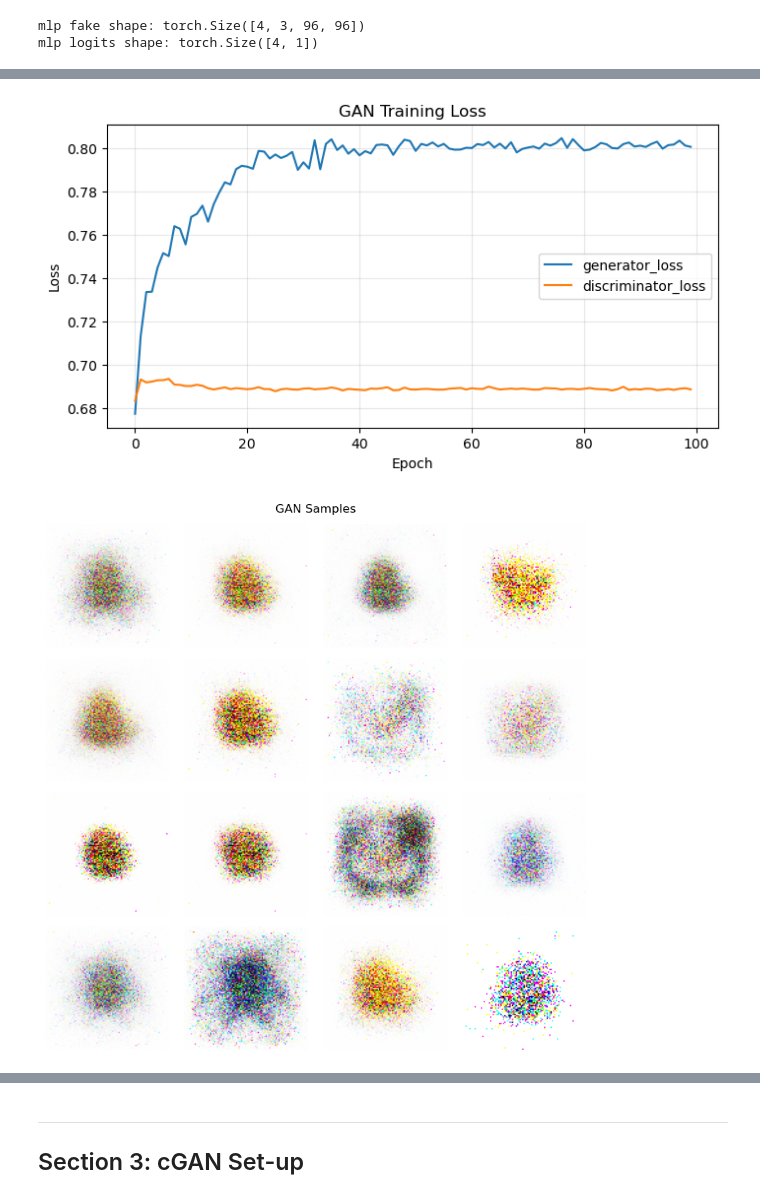
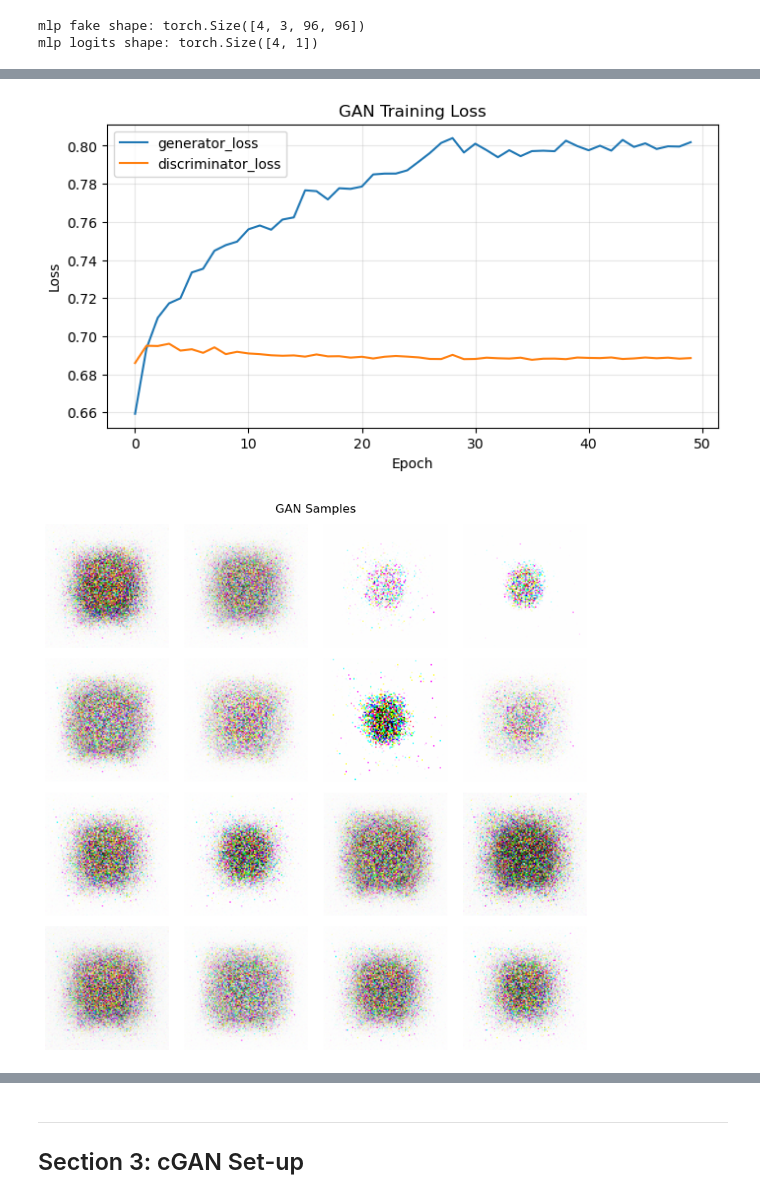
Before and after one commit to nooblexx/pokemon-cgan, a Jupyter notebook: final_project.ipynb, the cells around one changed output, grey strips where cells are left out. Drawn from its saved outputs; the diff is of its cells as text; code cells hidden in the pictures.

```diff
--- a/final_project.ipynb
+++ b/final_project.ipynb
@@ -368,13 +368,29 @@ def fit_gan(
     d_lr: float = 5e-5,
     betas: tuple[float, float] = (0.5, 0.999),
 ) -> dict[str, list[float]]:
+    # Multi-GPU support
+    if torch.cuda.device_count() > 1:
+        print(f"Using {torch.cuda.device_count()} GPUs")
+        generator = nn.DataParallel(generator)
+        discriminator = nn.DataParallel(discriminator)
+
     generator = generator.to(device)
     discriminator = discriminator.to(device)
+
+    # Reset peak memory stats before training
+    torch.cuda.reset_peak_memory_stats()
+
     g_optimizer = torch.optim.Adam(generator.parameters(), lr=g_lr, betas=betas)
     d_optimizer = torch.optim.Adam(discriminator.parameters(), lr=d_lr, betas=betas)
-    history = {"generator_loss": [], "discriminator_loss": []}
+    history = {"generator_loss": [], "discriminator_loss": [], "epoch_time": []}
+
+    # Total training timer
+    total_start = time.time()
 
     for epoch in range(epochs):
+        # Per epoch timer
+        epoch_start = time.time()
+
         metrics = train_gan_epoch(
             generator=generator,
             discriminator=discriminator,
@@ -385,13 +401,22 @@ def fit_gan(
             device=device,
         )
 
+        epoch_time = time.time() - epoch_start
         history["generator_loss"].append(metrics["generator_loss"])
         history["discriminator_loss"].append(metrics["discriminator_loss"])
+        history["epoch_time"].append(epoch_time)
+        # Print stats
         print(
             f"epoch {epoch + 1:03d}/{epochs:03d} | "
             f"G: {metrics['generator_loss']:.4f} | "
-            f"D: {metrics['discriminator_loss']:.4f}"
+            f"D: {metrics['discriminator_loss']:.4f} "
+            f"Time: {epoch_time:.2f}"
         )
+    total_time = time.time() - total_start
+    # Retrieve GPU Usage information
+    print(f"\nTotal training time: {total_time / 60:.2f} minutes")
+    print(f"Average time per epoch: {sum(history['epoch_time']) / len(history['epoch_time']):.2f}s")
+    print(f"Peak GPU memory: {torch.cuda.max_memory_allocated() / 1024**2:.2f} MB")
     return history
 # %% [markdown]
 ### 2.5 Plotting Loss & Image Generation
@@ -401,7 +426,8 @@ This is a simple plot function that displays our loss from our discriminator and
 def plot_loss_curves(history: dict[str, list[float]], title: str) -> None:
     plt.figure(figsize=(8, 4))
     for key, values in history.items():
-        plt.plot(values, label=key)
+        if "loss" in key:
+          plt.plot(values, label=key)
     plt.xlabel("Epoch")
     plt.ylabel("Loss")
     plt.title(title)
@@ -465,7 +491,7 @@ gan_history = fit_gan(
     loader=train_loader,
     latent_dim=latent_dim,
     device=device,
-    epochs=100,
+    epochs=50,
 )
 
 plot_loss_curves(gan_history, title="GAN Training Loss")
@@ -497,2 +523,2 @@ epoch 100/100 | G: 0.8006 | D: 0.6885
-[figure, old version]
+[figure, new version]
-[figure, old version]
+[figure, new version]
```
Also changed, not shown: parts of 7 cells of this notebook.
